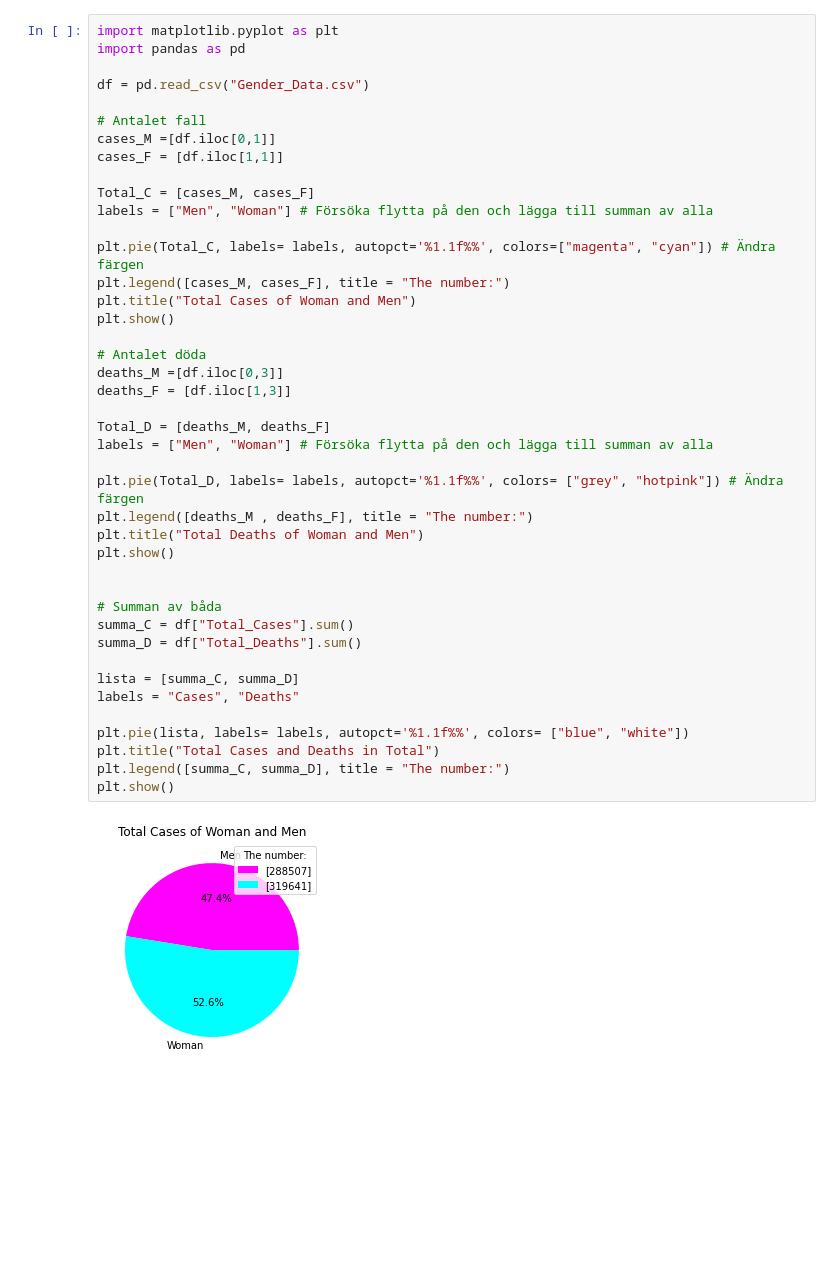
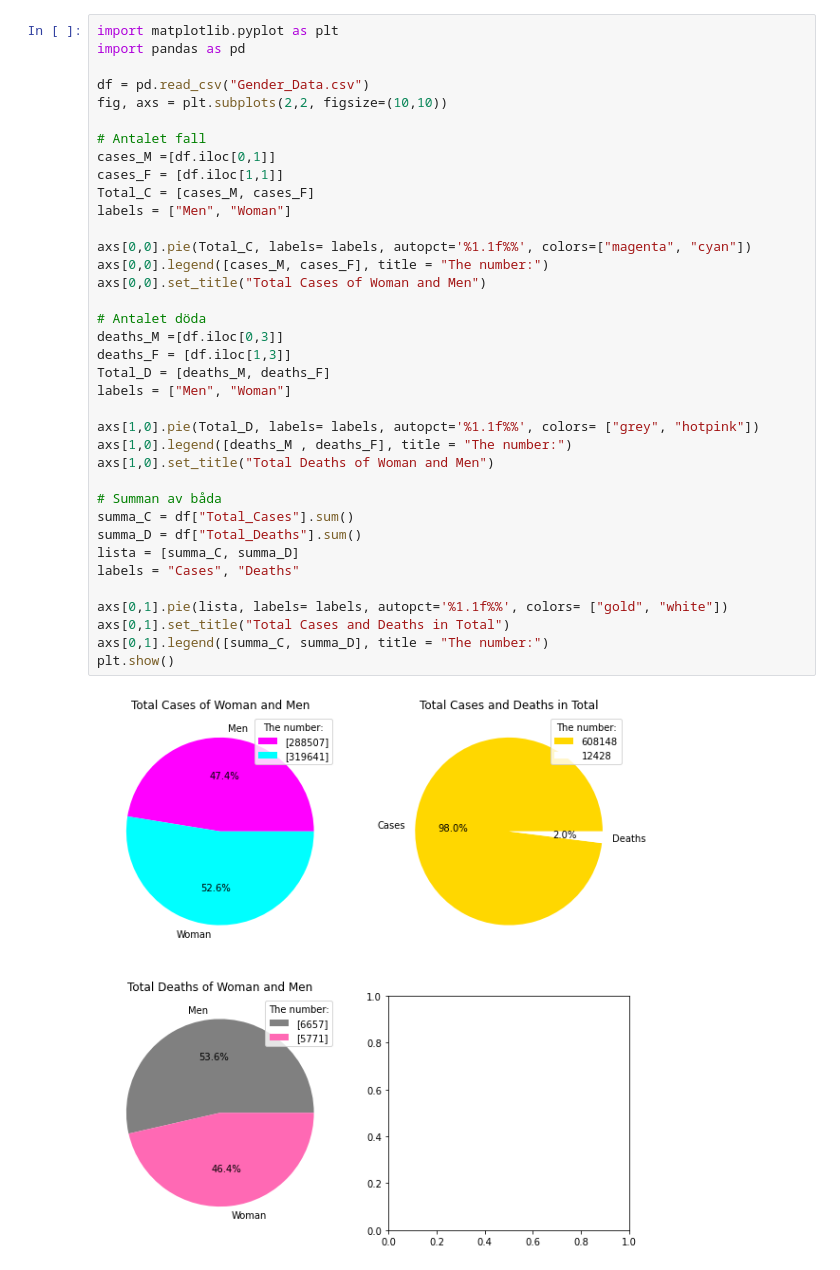
Before and after one commit to laullopes/Lauanda_Lopes_TE19C, a Jupyter notebook: Dataanalysprojekt/Data/kön.ipynb, the cells around one changed output. Cells and saved outputs as stored; diff of their text form; blank space fills up the shorter version.

Commit message:
lägg till en graf

```diff
--- a/Dataanalysprojekt/Data/kön.ipynb
+++ b/Dataanalysprojekt/Data/kön.ipynb
@@ -1,44 +1,39 @@
 # %%
 import matplotlib.pyplot as plt
 import pandas as pd
 
 df = pd.read_csv("Gender_Data.csv")
+fig, axs = plt.subplots(2,2, figsize=(10,10))
 
 # Antalet fall
 cases_M =[df.iloc[0,1]]
 cases_F = [df.iloc[1,1]]
+Total_C = [cases_M, cases_F]
+labels = ["Men", "Woman"]
 
-Total_C = [cases_M, cases_F]
-labels = ["Men", "Woman"] # Försöka flytta på den och lägga till summan av alla
-
-plt.pie(Total_C, labels= labels, autopct='%1.1f%%', colors=["magenta", "cyan"]) # Ändra färgen
-plt.legend([cases_M, cases_F], title = "The number:")
-plt.title("Total Cases of Woman and Men")
-plt.show()
+axs[0,0].pie(Total_C, labels= labels, autopct='%1.1f%%', colors=["magenta", "cyan"])
+axs[0,0].legend([cases_M, cases_F], title = "The number:")
+axs[0,0].set_title("Total Cases of Woman and Men")
 
 # Antalet döda
 deaths_M =[df.iloc[0,3]]
 deaths_F = [df.iloc[1,3]]
+Total_D = [deaths_M, deaths_F]
+labels = ["Men", "Woman"]
 
-Total_D = [deaths_M, deaths_F]
-labels = ["Men", "Woman"] # Försöka flytta på den och lägga till summan av alla
-
-plt.pie(Total_D, labels= labels, autopct='%1.1f%%', colors= ["grey", "hotpink"]) # Ändra färgen
-plt.legend([deaths_M , deaths_F], title = "The number:")
-plt.title("Total Deaths of Woman and Men")
-plt.show()
-
+axs[1,0].pie(Total_D, labels= labels, autopct='%1.1f%%', colors= ["grey", "hotpink"])
+axs[1,0].legend([deaths_M , deaths_F], title = "The number:")
+axs[1,0].set_title("Total Deaths of Woman and Men")
 
 # Summan av båda
 summa_C = df["Total_Cases"].sum()
 summa_D = df["Total_Deaths"].sum()
-
 lista = [summa_C, summa_D]
 labels = "Cases", "Deaths"
 
-plt.pie(lista, labels= labels, autopct='%1.1f%%', colors= ["blue", "white"])
-plt.title("Total Cases and Deaths in Total")
-plt.legend([summa_C, summa_D], title = "The number:")
+axs[0,1].pie(lista, labels= labels, autopct='%1.1f%%', colors= ["gold", "white"])
+axs[0,1].set_title("Total Cases and Deaths in Total")
+axs[0,1].legend([summa_C, summa_D], title = "The number:")
 plt.show()
 # %% [output]
-[figure, old version]
+[figure, new version]
```
Also changed, not shown: parts of 1 cell of this notebook, 2 other files.
